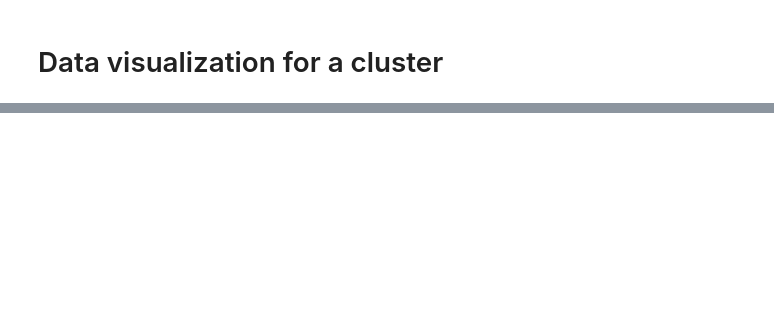
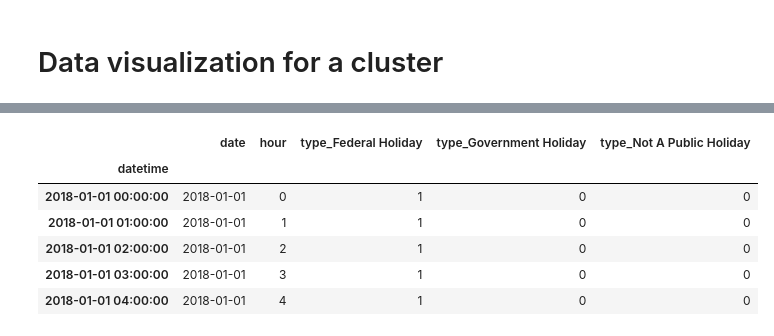
Before and after one commit to katrinemariepedersen/Business_analytics_project, a Jupyter notebook: Load_of_dat.ipynb, the cells around one changed output, grey strips where cells are left out. Drawn from its saved outputs; the diff is of its cells as text; code cells hidden in the pictures; blank space fills up the shorter version.

Commit message:
Created feature for holidays

```diff
--- a/Load_of_dat.ipynb
+++ b/Load_of_dat.ipynb
@@ -677,0 +682,15 @@ plt.show()
+# %%
+holidays = pd.read_csv('holidays.csv')
+# All dates and hours for 2018
+dates = pd.date_range('2018-01-01', '2018-12-31', freq='D', name='date')
+hours = pd.Index(range(24), name='hour')
+
+all_date_hour_2018 = (
+    pd.MultiIndex.from_product([dates, hours], names=['date', 'hour'])
+      .to_frame(index=False)
+)
+
+# Optional: combined datetime and index
+all_date_hour_2018['datetime'] = all_date_hour_2018['date'] + pd.to_timedelta(all_date_hour_2018['hour'], unit='h')
+all_date_hour_2018.set_index('datetime', inplace=True)
+len(all_date_hour_2018)
@@ -677,0 +699,13 @@ plt.show()
+# %%
+month_name_to_number = {'Jan': '01', 'Feb': '02', 'Mar': '03', 'Apr': '04', 'May': '05', 'Jun': '06',
+                               'Jul': '07', 'Aug': '08', 'Sep': '09', 'Oct': '10', 'Nov': '11', 'Dec': '12'}
+holidays['Date'] = holidays['Date'].apply(lambda x: '2018-' + month_name_to_number[x[:3]] + '-' + x[4:].strip())
+holidays['Date'] = pd.to_datetime(holidays['Date'], format='%Y-%m-%d')
+
+holidays.set_index('Date', inplace=True)
+# %%
+holidays.drop(columns=['Day', 'Holiday Name', 'Comments'], inplace=True)
+# %%
+# One-hot encode Type on holidays without modifying the original dataframe
+holidays_dummies = pd.get_dummies(holidays, columns=['Type'], prefix='type', dtype=int)
+holidays_dummies.head()
@@ -677,0 +720,22 @@ plt.show()
+# %%
+# Merge holidays_dummies with all_date_hour_2018
+all_date_hour_2018 = all_date_hour_2018.merge(
+    holidays_dummies,
+    left_on='date',
+    right_index=True,
+    how='left'
+)
+
+# Fill NaN values with 0 for holiday type columns (non-holiday days)
+holiday_cols = [col for col in all_date_hour_2018.columns if col.startswith('type_')]
+all_date_hour_2018[holiday_cols] = all_date_hour_2018[holiday_cols].fillna(0).astype(int)
+
+all_date_hour_2018.head()
+# %% [output]
+|  | date | hour | type_Federal Holiday | type_Government Holiday | type_Not A Public Holiday |
+| datetime |  |  |  |  |  |
+| 2018-01-01 00:00:00 | 2018-01-01 | 0 | 1 | 0 | 0 |
+| 2018-01-01 01:00:00 | 2018-01-01 | 1 | 1 | 0 | 0 |
+| 2018-01-01 02:00:00 | 2018-01-01 | 2 | 1 | 0 | 0 |
+| 2018-01-01 03:00:00 | 2018-01-01 | 3 | 1 | 0 | 0 |
+| 2018-01-01 04:00:00 | 2018-01-01 | 4 | 1 | 0 | 0 |
```
Also changed, not shown: parts of 12 cells of this notebook, 1 other file.
